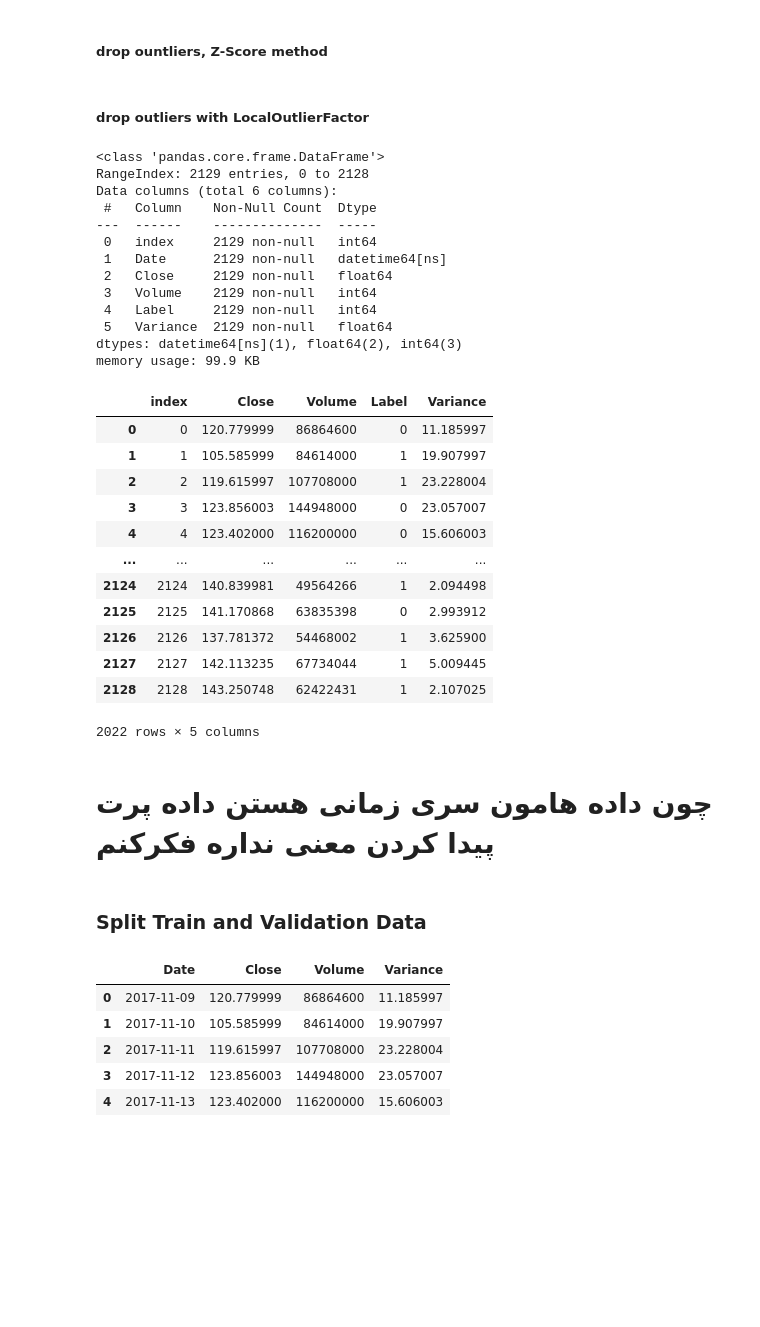
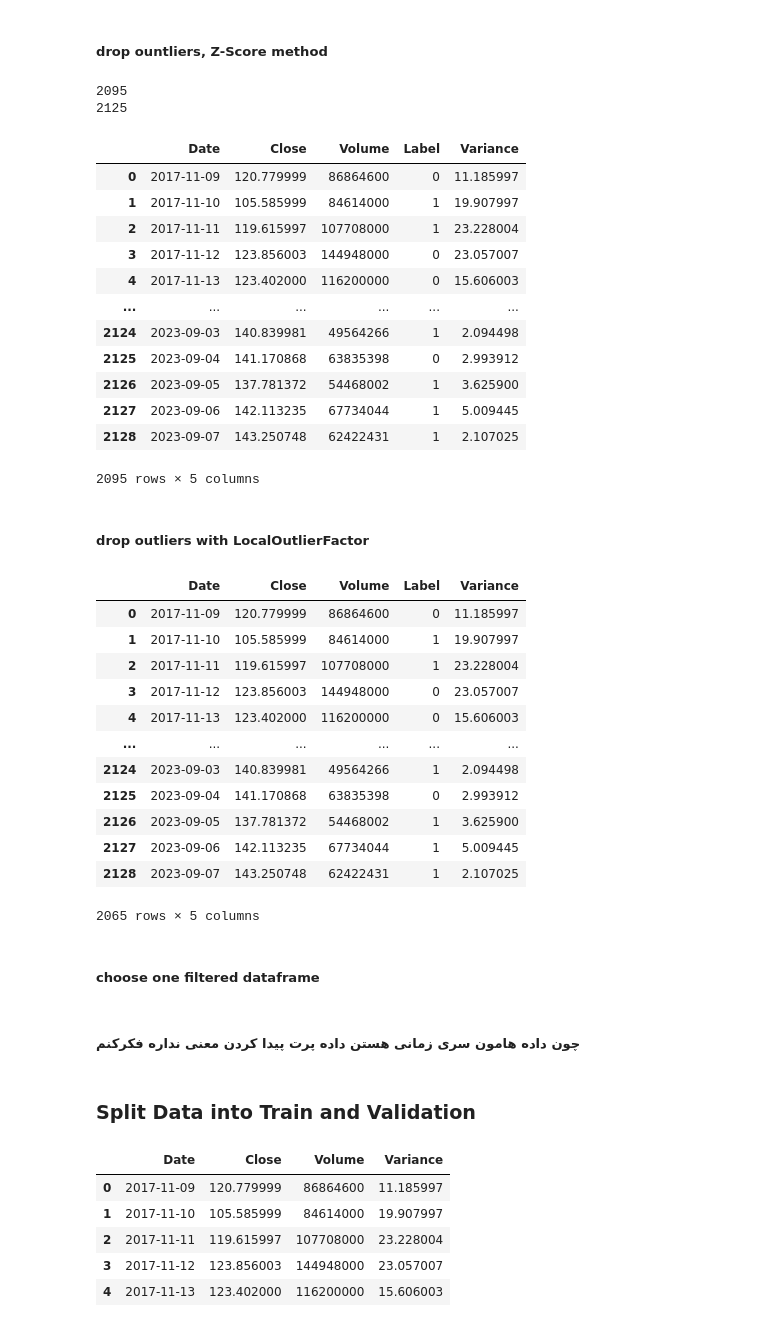
Before and after one commit to mr-robot77/Quera_G11-Project2, a Jupyter notebook: Problem 3/prediction.ipynb, the cells around one changed output. Drawn from its saved outputs; the diff is of its cells as text; code cells hidden in the pictures; blank space fills up the shorter version.

Commit message:
add markdowns and test drop outliers

```diff
--- a/Problem 3/prediction.ipynb
+++ b/Problem 3/prediction.ipynb
@@ -325,3 +313,23 @@ def drop_outliers_zScore(data, threshold=3):
+# %%
+df_train_val_no_outliers_zScore = drop_outliers_zScore(df_train_val)
+df_train_test_no_outliers_zScore = drop_outliers_zScore(df_train_test)
+df_train_val_no_outliers_zScore
+# %% [output]
+2095
+2125
+|  | Date | Close | Volume | Label | Variance |
+| 0 | 2017-11-09 | 120.779999 | 86864600 | 0 | 11.185997 |
+| 1 | 2017-11-10 | 105.585999 | 84614000 | 1 | 19.907997 |
+| 2 | 2017-11-11 | 119.615997 | 107708000 | 1 | 23.228004 |
+| 3 | 2017-11-12 | 123.856003 | 144948000 | 0 | 23.057007 |
+| 4 | 2017-11-13 | 123.402000 | 116200000 | 0 | 15.606003 |
+| ... | ... | ... | ... | ... | ... |
+| 2124 | 2023-09-03 | 140.839981 | 49564266 | 1 | 2.094498 |
+| 2125 | 2023-09-04 | 141.170868 | 63835398 | 0 | 2.993912 |
+| 2126 | 2023-09-05 | 137.781372 | 54468002 | 1 | 3.625900 |
+| 2127 | 2023-09-06 | 142.113235 | 67734044 | 1 | 5.009445 |
+| 2128 | 2023-09-07 | 143.250748 | 62422431 | 1 | 2.107025 |
+2095 rows × 5 columns
 # %% [markdown]
 ##### drop outliers with LocalOutlierFactor
 # %%
@@ -341,38 +350,26 @@ def drop_outliers_LOF(data: pd.DataFrame):
 # %%
 # df_train_val.reset_index(drop=False)
-# %%
-df_train_val.reset_index(drop=False).info()
-# %% [output]
-<class 'pandas.core.frame.DataFrame'>
-RangeIndex: 2129 entries, 0 to 2128
-Data columns (total 6 columns):
- #   Column    Non-Null Count  Dtype
----  ------    --------------  -----
- 0   index     2129 non-null   int64
- 1   Date      2129 non-null   datetime64[ns]
- 2   Close     2129 non-null   float64
- 3   Volume    2129 non-null   int64
- 4   Label     2129 non-null   int64
- 5   Variance  2129 non-null   float64
-dtypes: datetime64[ns](1), float64(2), int64(3)
-memory usage: 99.9 KB
-# %%
-drop_outliers_LOF(df_train_val.reset_index(drop=False).drop("Date", axis=1))
-# %% [output]
-|  | index | Close | Volume | Label | Variance |
-| 0 | 0 | 120.779999 | 86864600 | 0 | 11.185997 |
-| 1 | 1 | 105.585999 | 84614000 | 1 | 19.907997 |
-| 2 | 2 | 119.615997 | 107708000 | 1 | 23.228004 |
-| 3 | 3 | 123.856003 | 144948000 | 0 | 23.057007 |
-| 4 | 4 | 123.402000 | 116200000 | 0 | 15.606003 |
-| ... | ... | ... | ... | ... | ... |
-| 2124 | 2124 | 140.839981 | 49564266 | 1 | 2.094498 |
-| 2125 | 2125 | 141.170868 | 63835398 | 0 | 2.993912 |
-| 2126 | 2126 | 137.781372 | 54468002 | 1 | 3.625900 |
-| 2127 | 2127 | 142.113235 | 67734044 | 1 | 5.009445 |
-| 2128 | 2128 | 143.250748 | 62422431 | 1 | 2.107025 |
-2022 rows × 5 columns
+# %%
+df_train_val_no_outliers_lof = drop_outliers_LOF(df_train_val)
+df_train_test_no_outliers_lof = drop_outliers_LOF(df_train_test)
+df_train_val_no_outliers_lof
+# %% [output]
+|  | Date | Close | Volume | Label | Variance |
+| 0 | 2017-11-09 | 120.779999 | 86864600 | 0 | 11.185997 |
+| 1 | 2017-11-10 | 105.585999 | 84614000 | 1 | 19.907997 |
+| 2 | 2017-11-11 | 119.615997 | 107708000 | 1 | 23.228004 |
+| 3 | 2017-11-12 | 123.856003 | 144948000 | 0 | 23.057007 |
+| 4 | 2017-11-13 | 123.402000 | 116200000 | 0 | 15.606003 |
+| ... | ... | ... | ... | ... | ... |
+| 2124 | 2023-09-03 | 140.839981 | 49564266 | 1 | 2.094498 |
+| 2125 | 2023-09-04 | 141.170868 | 63835398 | 0 | 2.993912 |
+| 2126 | 2023-09-05 | 137.781372 | 54468002 | 1 | 3.625900 |
+| 2127 | 2023-09-06 | 142.113235 | 67734044 | 1 | 5.009445 |
+| 2128 | 2023-09-07 | 143.250748 | 62422431 | 1 | 2.107025 |
+2065 rows × 5 columns
+# %% [markdown]
+##### choose one filtered dataframe
 # %% [markdown]
-# چون داده هامون سری زمانی هستن داده پرت پیدا کردن معنی نداره فکرکنم
+##### چون داده هامون سری زمانی هستن داده پرت پیدا کردن معنی نداره فکرکنم
 # %% [markdown]
-### Split Train and Validation Data
+### Split Data into Train and Validation
```
Also changed, not shown: parts of 93 cells of this notebook.
